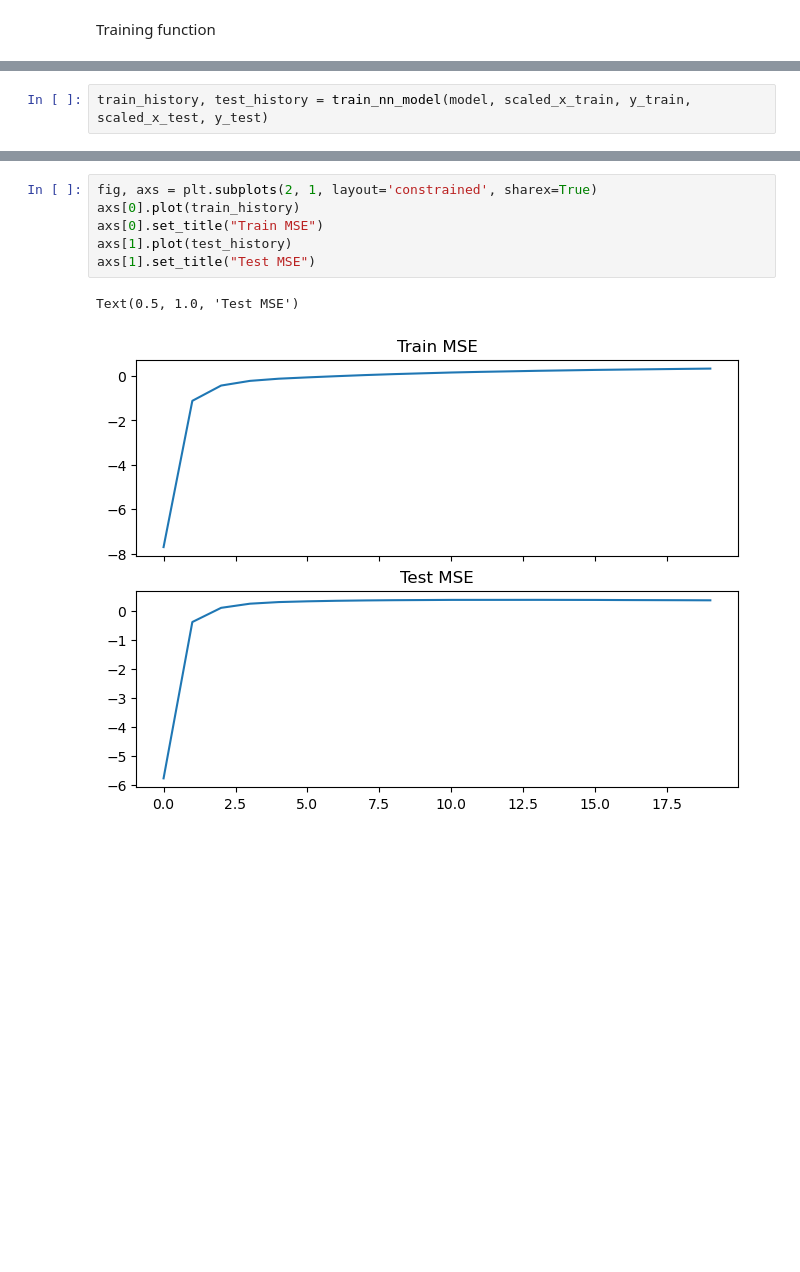
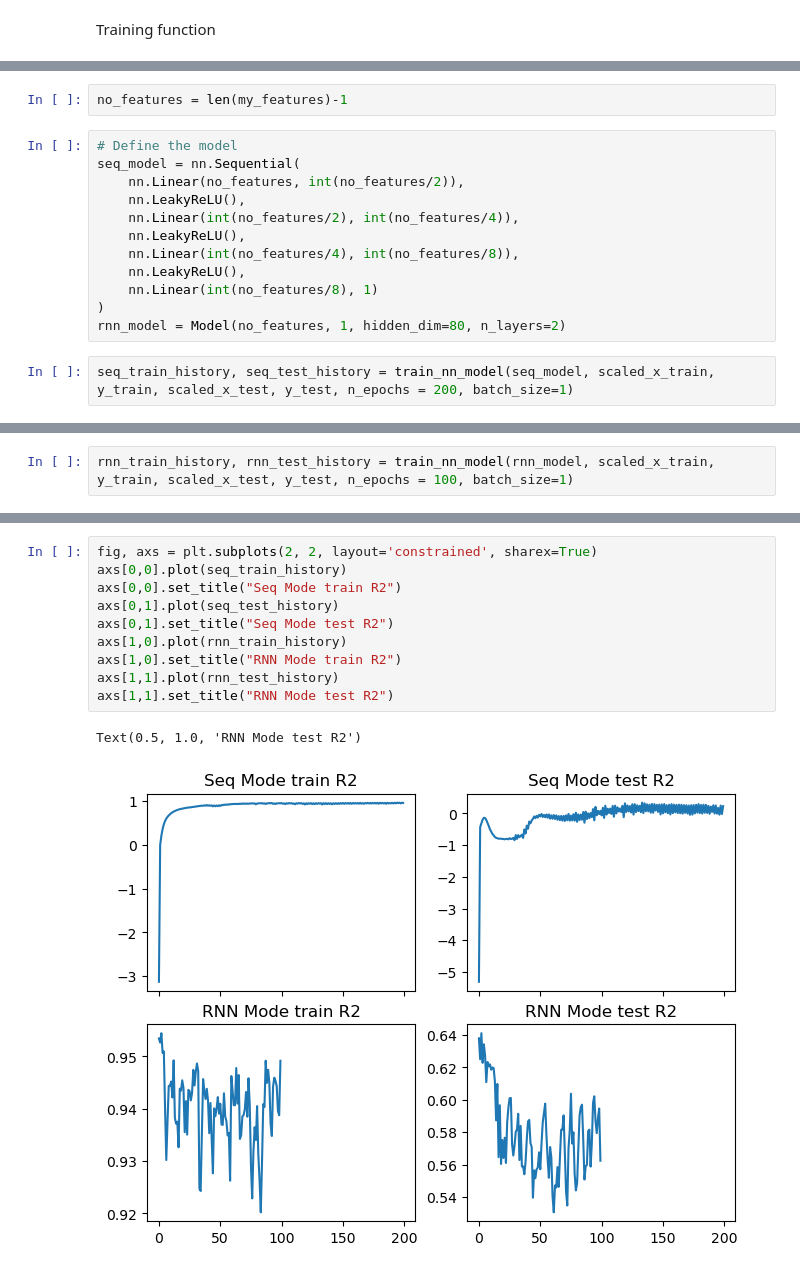
Before and after one commit to Max10-afk/chin_group_project, a Jupyter notebook: data_analysis.ipynb, the cells around one changed output, grey strips where cells are left out. Saved outputs shown, nothing was run; the diff lists cells and outputs as text; blank space fills up the shorter version.

```diff
--- a/data_analysis.ipynb
+++ b/data_analysis.ipynb
@@ -268,3 +364,17 @@ model = Model(732, 1, hidden_dim=10, n_layers=1)
+# %%
+no_features = len(my_features)-1
+# %%
+# Define the model
+seq_model = nn.Sequential(
+    nn.Linear(no_features, int(no_features/2)),
+    nn.LeakyReLU(),
+    nn.Linear(int(no_features/2), int(no_features/4)),
+    nn.LeakyReLU(),
+    nn.Linear(int(no_features/4), int(no_features/8)),
+    nn.LeakyReLU(),
+    nn.Linear(int(no_features/8), 1)
+)
+rnn_model = Model(no_features, 1, hidden_dim=80, n_layers=2)
 # %%
-train_history, test_history = train_nn_model(model, scaled_x_train, y_train, scaled_x_test, y_test)
+seq_train_history, seq_test_history = train_nn_model(seq_model, scaled_x_train, y_train, scaled_x_test, y_test, n_epochs = 200, batch_size=1)
 # %% [output]
@@ -301,0 +386,2 @@ test_history
+# %%
+rnn_train_history, rnn_test_history = train_nn_model(rnn_model, scaled_x_train, y_train, scaled_x_test, y_test, n_epochs = 100, batch_size=1)
@@ -302,9 +405,13 @@ test_history
 # %%
-fig, axs = plt.subplots(2, 1, layout='constrained', sharex=True)
-axs[0].plot(train_history)
-axs[0].set_title("Train MSE")
-axs[1].plot(test_history)
-axs[1].set_title("Test MSE")
+fig, axs = plt.subplots(2, 2, layout='constrained', sharex=True)
+axs[0,0].plot(seq_train_history)
+axs[0,0].set_title("Seq Mode train R2")
+axs[0,1].plot(seq_test_history)
+axs[0,1].set_title("Seq Mode test R2")
+axs[1,0].plot(rnn_train_history)
+axs[1,0].set_title("RNN Mode train R2")
+axs[1,1].plot(rnn_test_history)
+axs[1,1].set_title("RNN Mode test R2")
 # %% [output]
-Text(0.5, 1.0, 'Test MSE')
+Text(0.5, 1.0, 'RNN Mode test R2')
-[figure, old version]
+[figure, new version]
```
Also changed, not shown: parts of 44 cells of this notebook, 4 other files.
